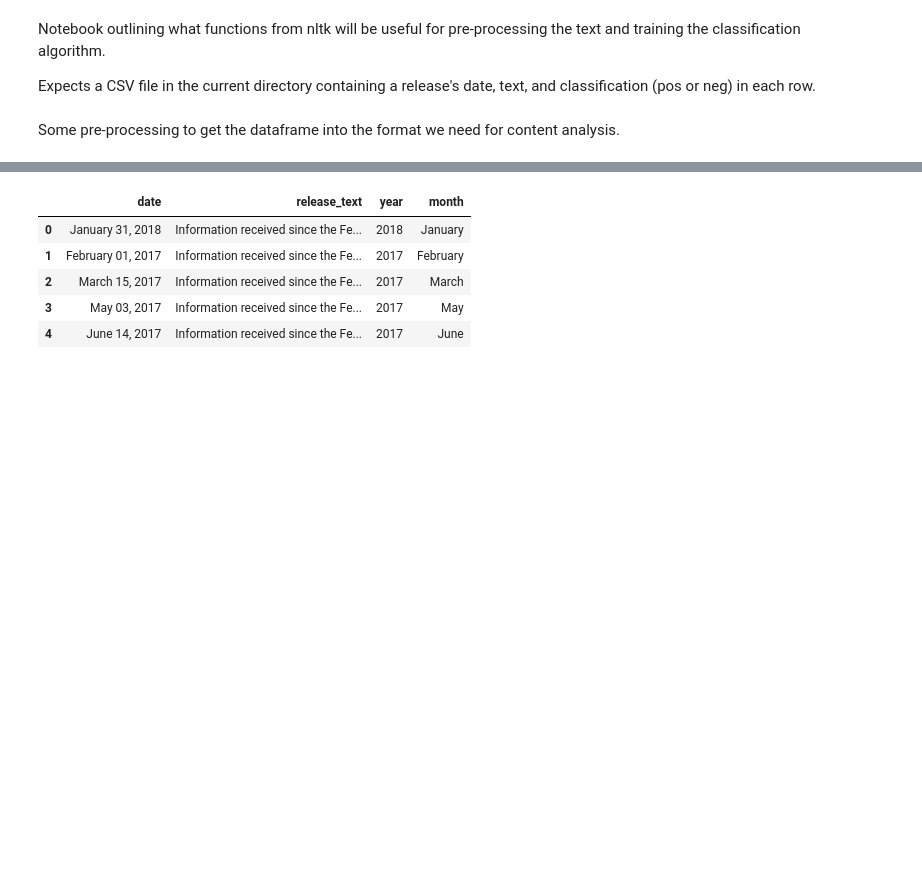
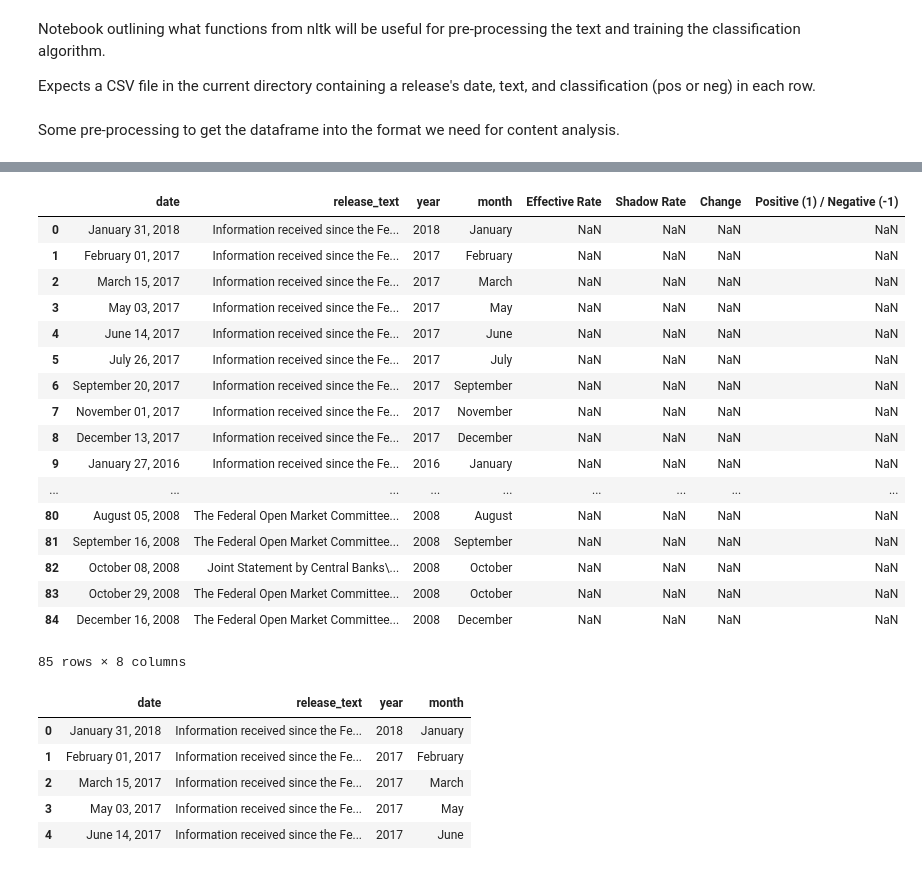
Before and after one commit to jgdenby/hawkwatchers, a Jupyter notebook: nltk_processing.ipynb, the cells around one changed output, grey strips where cells are left out. Drawn from its saved outputs; the diff is of its cells as text; code cells hidden in the pictures; blank space fills up the shorter version.

```diff
--- a/nltk_processing.ipynb
+++ b/nltk_processing.ipynb
@@ -32,0 +19,6 @@ release_df[:10]
+# %%
+ratesdf = pd.read_csv('rates.csv')
+# %%
+ratesdf = ratesdf.rename(columns={"Month":'month', "Year":'year'})
+# %%
+release_df = release_df.reset_index(drop=True)
@@ -33,3 +46,24 @@ release_df[:10]
+# %%
+release_df.merge(ratesdf, how='left', on = ['year', 'month'])
+# %% [output]
+|  | date | release_text | year | month | Effective Rate | Shadow Rate | Change | Positive (1) / Negative (-1) |
+| 0 | January 31, 2018 | Information received since the Fe... | 2018 | January | NaN | NaN | NaN | NaN |
+| 1 | February 01, 2017 | Information received since the Fe... | 2017 | February | NaN | NaN | NaN | NaN |
+| 2 | March 15, 2017 | Information received since the Fe... | 2017 | March | NaN | NaN | NaN | NaN |
+| 3 | May 03, 2017 | Information received since the Fe... | 2017 | May | NaN | NaN | NaN | NaN |
+| 4 | June 14, 2017 | Information received since the Fe... | 2017 | June | NaN | NaN | NaN | NaN |
+| 5 | July 26, 2017 | Information received since the Fe... | 2017 | July | NaN | NaN | NaN | NaN |
+| 6 | September 20, 2017 | Information received since the Fe... | 2017 | September | NaN | NaN | NaN | NaN |
+| 7 | November 01, 2017 | Information received since the Fe... | 2017 | November | NaN | NaN | NaN | NaN |
+| 8 | December 13, 2017 | Information received since the Fe... | 2017 | December | NaN | NaN | NaN | NaN |
+| 9 | January 27, 2016 | Information received since the Fe... | 2016 | January | NaN | NaN | NaN | NaN |
+| ... | ... | ... | ... | ... | ... | ... | ... | ... |
+| 80 | August 05, 2008 | The Federal Open Market Committee... | 2008 | August | NaN | NaN | NaN | NaN |
+| 81 | September 16, 2008 | The Federal Open Market Committee... | 2008 | September | NaN | NaN | NaN | NaN |
+| 82 | October 08, 2008 | Joint Statement by Central Banks\... | 2008 | October | NaN | NaN | NaN | NaN |
+| 83 | October 29, 2008 | The Federal Open Market Committee... | 2008 | October | NaN | NaN | NaN | NaN |
+| 84 | December 16, 2008 | The Federal Open Market Committee... | 2008 | December | NaN | NaN | NaN | NaN |
+85 rows × 8 columns
 # %%
 testrelease_df = release_df[(release_df['year']==2017) | (release_df['year']==2018)]
 # %%
```
Also changed, not shown: parts of 6 cells of this notebook, 2 other files.
